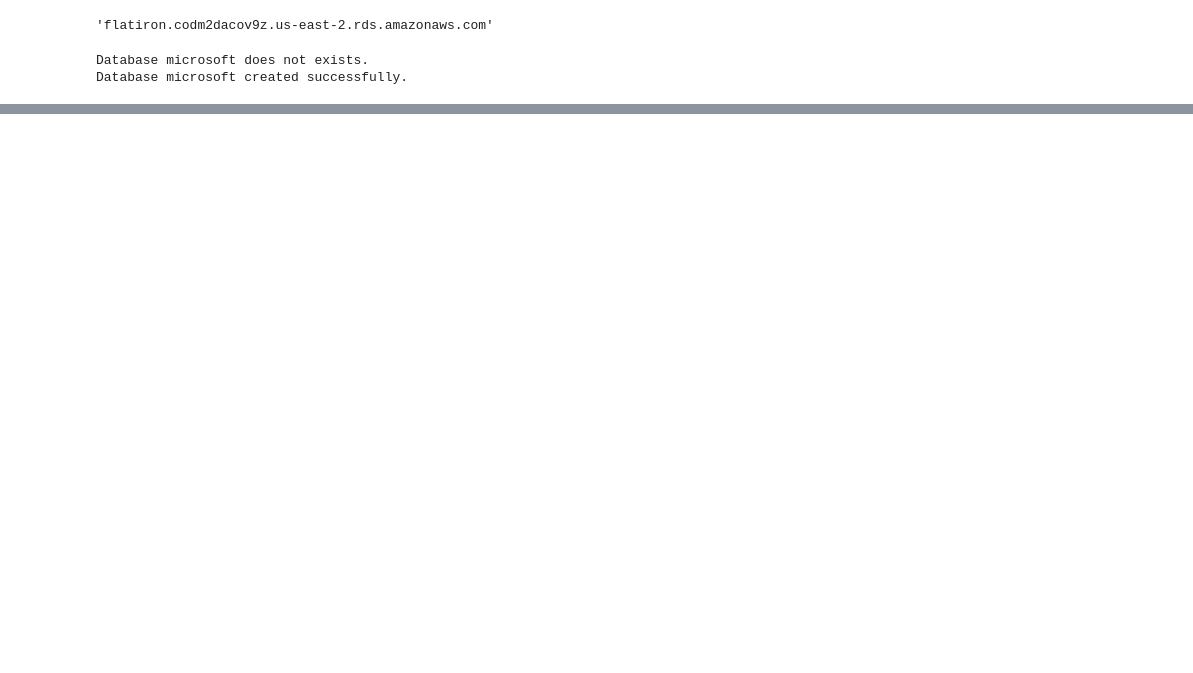
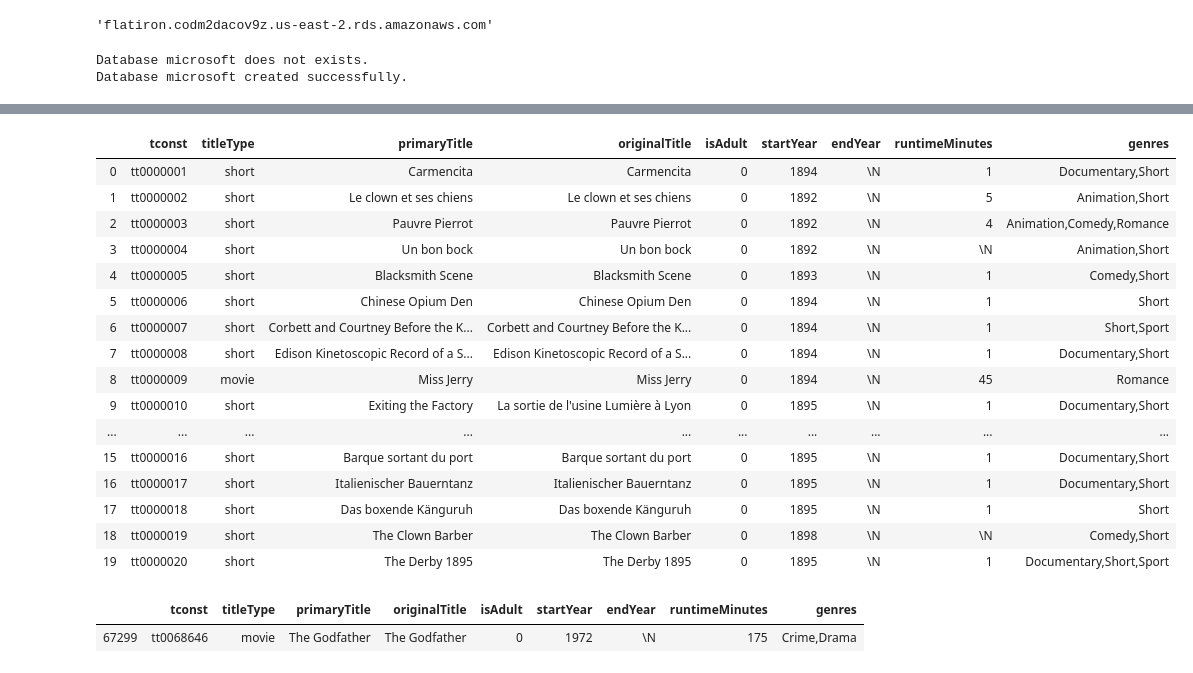
Before and after one commit to michaeleby1/film_streaming_analysis, a Jupyter notebook: project1.ipynb, the cells around one changed output, grey strips where cells are left out. Drawn from its saved outputs; the diff is of its cells as text; code cells hidden in the pictures; blank space fills up the shorter version.

```diff
--- a/project1.ipynb
+++ b/project1.ipynb
@@ -44,0 +84,27 @@ Database microsoft created successfully.
+# %%
+df_title = pd.read_table('title.basics.tsv.gz')
+# %%
+df_title.head(20)
+# %% [output]
+|  | tconst | titleType | primaryTitle | originalTitle | isAdult | startYear | endYear | runtimeMinutes | genres |
+| 0 | tt0000001 | short | Carmencita | Carmencita | 0 | 1894 | \N | 1 | Documentary,Short |
+| 1 | tt0000002 | short | Le clown et ses chiens | Le clown et ses chiens | 0 | 1892 | \N | 5 | Animation,Short |
+| 2 | tt0000003 | short | Pauvre Pierrot | Pauvre Pierrot | 0 | 1892 | \N | 4 | Animation,Comedy,Romance |
+| 3 | tt0000004 | short | Un bon bock | Un bon bock | 0 | 1892 | \N | \N | Animation,Short |
+| 4 | tt0000005 | short | Blacksmith Scene | Blacksmith Scene | 0 | 1893 | \N | 1 | Comedy,Short |
+| 5 | tt0000006 | short | Chinese Opium Den | Chinese Opium Den | 0 | 1894 | \N | 1 | Short |
+| 6 | tt0000007 | short | Corbett and Courtney Before the K... | Corbett and Courtney Before the K... | 0 | 1894 | \N | 1 | Short,Sport |
+| 7 | tt0000008 | short | Edison Kinetoscopic Record of a S... | Edison Kinetoscopic Record of a S... | 0 | 1894 | \N | 1 | Documentary,Short |
+| 8 | tt0000009 | movie | Miss Jerry | Miss Jerry | 0 | 1894 | \N | 45 | Romance |
+| 9 | tt0000010 | short | Exiting the Factory | La sortie de l'usine Lumière à Lyon | 0 | 1895 | \N | 1 | Documentary,Short |
+| ... | ... | ... | ... | ... | ... | ... | ... | ... | ... |
+| 15 | tt0000016 | short | Barque sortant du port | Barque sortant du port | 0 | 1895 | \N | 1 | Documentary,Short |
+| 16 | tt0000017 | short | Italienischer Bauerntanz | Italienischer Bauerntanz | 0 | 1895 | \N | 1 | Documentary,Short |
+| 17 | tt0000018 | short | Das boxende Känguruh | Das boxende Känguruh | 0 | 1895 | \N | 1 | Short |
+| 18 | tt0000019 | short | The Clown Barber | The Clown Barber | 0 | 1898 | \N | \N | Comedy,Short |
+| 19 | tt0000020 | short | The Derby 1895 | The Derby 1895 | 0 | 1895 | \N | 1 | Documentary,Short,Sport |
+# %%
+df_title[df_title['tconst'] == 'tt0068646']
+# %% [output]
+|  | tconst | titleType | primaryTitle | originalTitle | isAdult | startYear | endYear | runtimeMinutes | genres |
+| 67299 | tt0068646 | movie | The Godfather | The Godfather | 0 | 1972 | \N | 175 | Crime,Drama |
```
Also changed, not shown: parts of 15 cells of this notebook.
